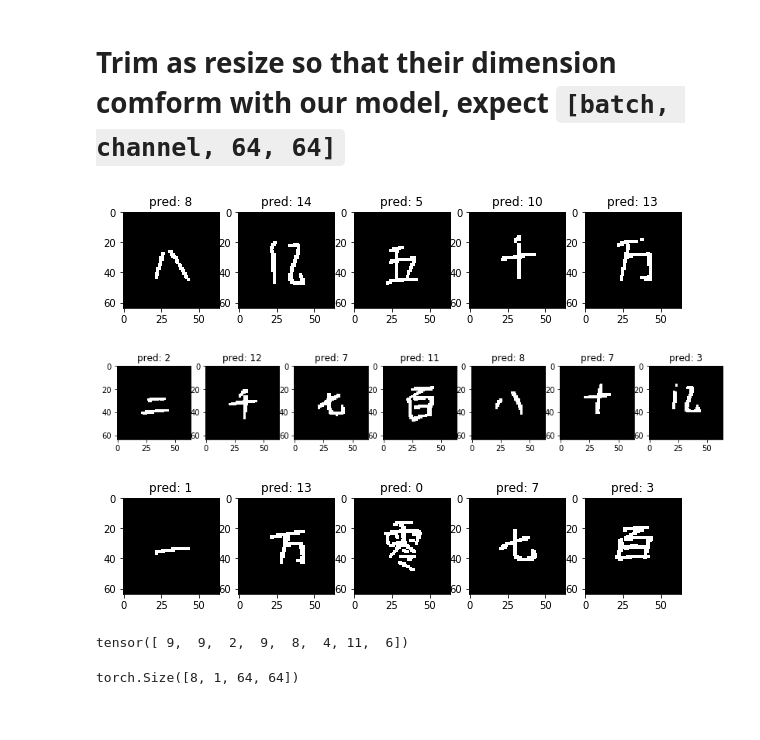
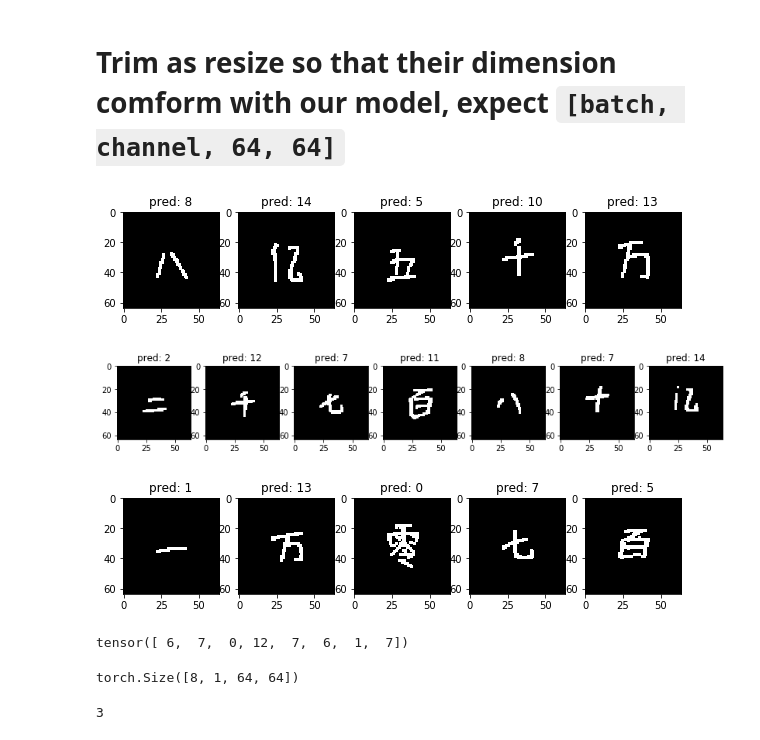
Before and after one commit to CChenLi/integer_convert, a Jupyter notebook: dataset.ipynb, the cells around one changed output. Saved outputs shown, nothing was run; the diff lists cells and outputs as text; code cells hidden in the pictures.

```diff
--- a/dataset.ipynb
+++ b/dataset.ipynb
@@ -25,6 +19,7 @@ model = IntRec()
 int_image = IntImage(image_path)
 image_loader = DataLoader(int_image, batch_size=8,shuffle=True)
 kernal = np.ones((2,2),np.uint8)
+pad = 28
 # %%
 batch = next(iter(image_loader))
 # %% [markdown]
@@ -44,3 +38,0 @@ plt.show
-# %%
-for i in batch[0]:
-    print(i[i > 0])
@@ -156,27 +130,27 @@ for i, cut in enumerate(cuts):
 # %%
 example_slice = pic_tensor[slices[0][0] : slices[0][1], : ]
 cuts = HelperFunc.get_characters(example_slice)
 fig = plt.figure(figsize=[2 * len(cuts), 2])
 for i, cut in enumerate(cuts):
     fig.add_subplot(1, len(cuts), i+1)
     start_index, end_index = cut
     buff = int(0.2 * (end_index - start_index))
     short_pic_tensor = example_slice[: ,start_index-buff : end_index + buff]
     # Trim the data
     img = transforms.ToPILImage(mode='L')(short_pic_tensor)
-    p = transforms.Compose([transforms.Scale((32,32))])
-    new_img = ImageOps.expand(p(img),border=(16),fill='black')
+    p = transforms.Compose([transforms.Scale((pad,pad))])
+    new_img = ImageOps.expand(p(img),border=((64-pad) // 2),fill='black')
     new_img = np.array(new_img)
     new_img = cv2.dilate(new_img,kernal,iterations = 1)
     # Prediction
     trans = transforms.ToTensor()
     new_tensor = torch.unsqueeze(trans(new_img), 0)
     new_tensor[new_tensor > 0] = 255
     pred = model(new_tensor).argmax()
     plt.imshow(new_tensor.reshape(64, 64), cmap="gray")
     plt.title(f"pred: {pred}")
 # %% [output]
-[figure, old version]
+[figure, new version]
 # %%
 example_slice = pic_tensor[slices[1][0] : slices[1][1], : ]
 cuts = HelperFunc.get_characters(example_slice)
@@ -212,8 +186,8 @@ for i, cut in enumerate(cuts):
     short_pic_tensor = example_slice[: ,start_index-buff : end_index + buff]
     # Trim the data
     img = transforms.ToPILImage(mode='L')(short_pic_tensor)
-    p = transforms.Compose([transforms.Scale((32,32))])
-    new_img = ImageOps.expand(p(img),border=(16),fill='black')
+    p = transforms.Compose([transforms.Scale((pad,pad))])
+    new_img = ImageOps.expand(p(img),border=((64-pad) // 2),fill='black')
     new_img = np.array(new_img)
     new_img = cv2.dilate(new_img,kernal,iterations = 1)
     # Prediction
@@ -224,14 +198,18 @@ for i, cut in enumerate(cuts):
     plt.imshow(new_tensor.reshape(64, 64), cmap="gray")
     plt.title(f"pred: {pred}")
 # %% [output]
-[figure, old version]
+[figure, new version]
 # %%
 preds = model(torch.unsqueeze(batch[0], 1))
 # %%
 preds.argmax(dim=1)
 # %% [output]
-tensor([ 9,  9,  2,  9,  8,  4, 11,  6])
+tensor([ 6,  7,  0, 12,  7,  6,  1,  7])
 # %%
 torch.unsqueeze(batch[0], 1).shape
 # %% [output]
 torch.Size([8, 1, 64, 64])
+# %%
+6 //2
+# %% [output]
+3
```
Also changed, not shown: parts of 5 cells of this notebook.
